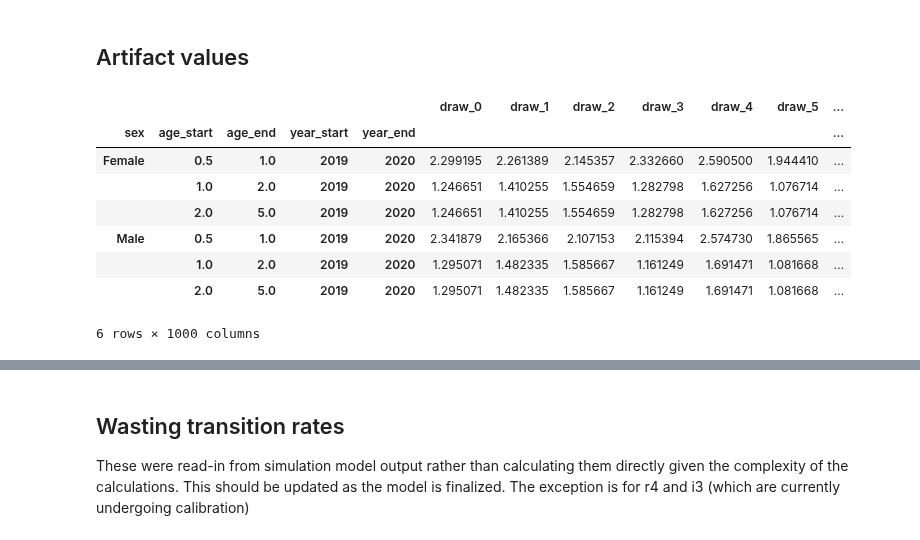
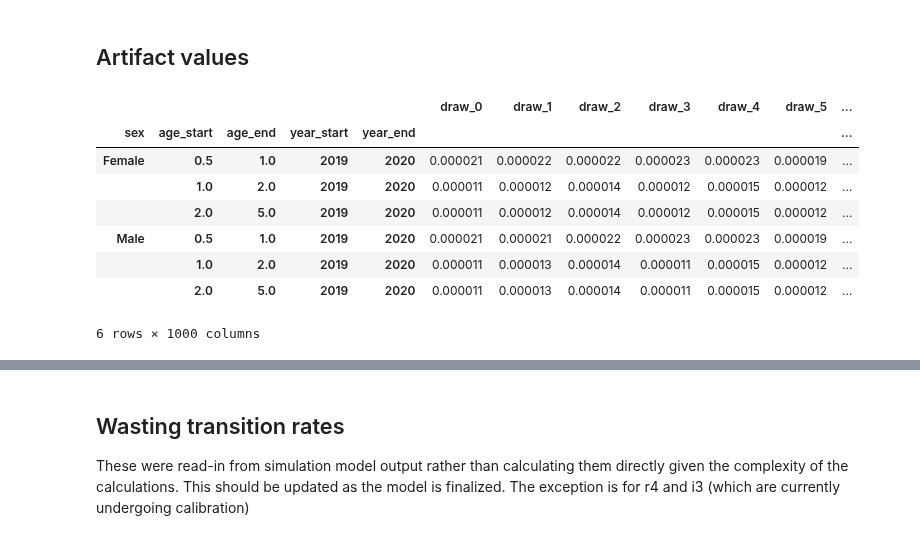
Before and after one commit to ihmeuw/vivarium_research_ciff_sam, a Jupyter notebook: wasting_transitions/alibow_vicious_cycle/vicious_cycle_effect_estimation.ipynb, the cells around one changed output, grey strips where cells are left out. Cells and saved outputs as stored; diff of their text form; code cells hidden in the pictures.

```diff
--- a/wasting_transitions/alibow_vicious_cycle/vicious_cycle_effect_estimation.ipynb
+++ b/wasting_transitions/alibow_vicious_cycle/vicious_cycle_effect_estimation.ipynb
@@ -50,15 +50,15 @@ RR_4 = wasting_rr_dd.loc[wasting_rr_dd.parameter=='cat4'].set_index([c for c in
 # calculate custom prevalence to be consistent
 prevalence_c302 = incidence_c302 * (4.3/365)
 # %%
-remission_c302 = remission_c302 * prevalence_c302
+remission_c302 = 1/(4.3*365) * prevalence_c302
 remission_c302
 # %% [output]
 |  |  |  |  |  | draw_0 | draw_1 | draw_2 | draw_3 | draw_4 | draw_5 | ... |
 | sex | age_start | age_end | year_start | year_end |  |  |  |  |  |  | ... |
-| Female | 0.5 | 1.0 | 2019 | 2020 | 2.299195 | 2.261389 | 2.145357 | 2.332660 | 2.590500 | 1.944410 | ... |
-|  | 1.0 | 2.0 | 2019 | 2020 | 1.246651 | 1.410255 | 1.554659 | 1.282798 | 1.627256 | 1.076714 | ... |
-|  | 2.0 | 5.0 | 2019 | 2020 | 1.246651 | 1.410255 | 1.554659 | 1.282798 | 1.627256 | 1.076714 | ... |
-| Male | 0.5 | 1.0 | 2019 | 2020 | 2.341879 | 2.165366 | 2.107153 | 2.115394 | 2.574730 | 1.865565 | ... |
-|  | 1.0 | 2.0 | 2019 | 2020 | 1.295071 | 1.482335 | 1.585667 | 1.161249 | 1.691471 | 1.081668 | ... |
-|  | 2.0 | 5.0 | 2019 | 2020 | 1.295071 | 1.482335 | 1.585667 | 1.161249 | 1.691471 | 1.081668 | ... |
+| Female | 0.5 | 1.0 | 2019 | 2020 | 0.000021 | 0.000022 | 0.000022 | 0.000023 | 0.000023 | 0.000019 | ... |
+|  | 1.0 | 2.0 | 2019 | 2020 | 0.000011 | 0.000012 | 0.000014 | 0.000012 | 0.000015 | 0.000012 | ... |
+|  | 2.0 | 5.0 | 2019 | 2020 | 0.000011 | 0.000012 | 0.000014 | 0.000012 | 0.000015 | 0.000012 | ... |
+| Male | 0.5 | 1.0 | 2019 | 2020 | 0.000021 | 0.000021 | 0.000022 | 0.000023 | 0.000023 | 0.000019 | ... |
+|  | 1.0 | 2.0 | 2019 | 2020 | 0.000011 | 0.000013 | 0.000014 | 0.000011 | 0.000015 | 0.000012 | ... |
+|  | 2.0 | 5.0 | 2019 | 2020 | 0.000011 | 0.000013 | 0.000014 | 0.000011 | 0.000015 | 0.000012 | ... |
 6 rows × 1000 columns
```
Also changed, not shown: parts of 13 cells of this notebook, 10 other files.
